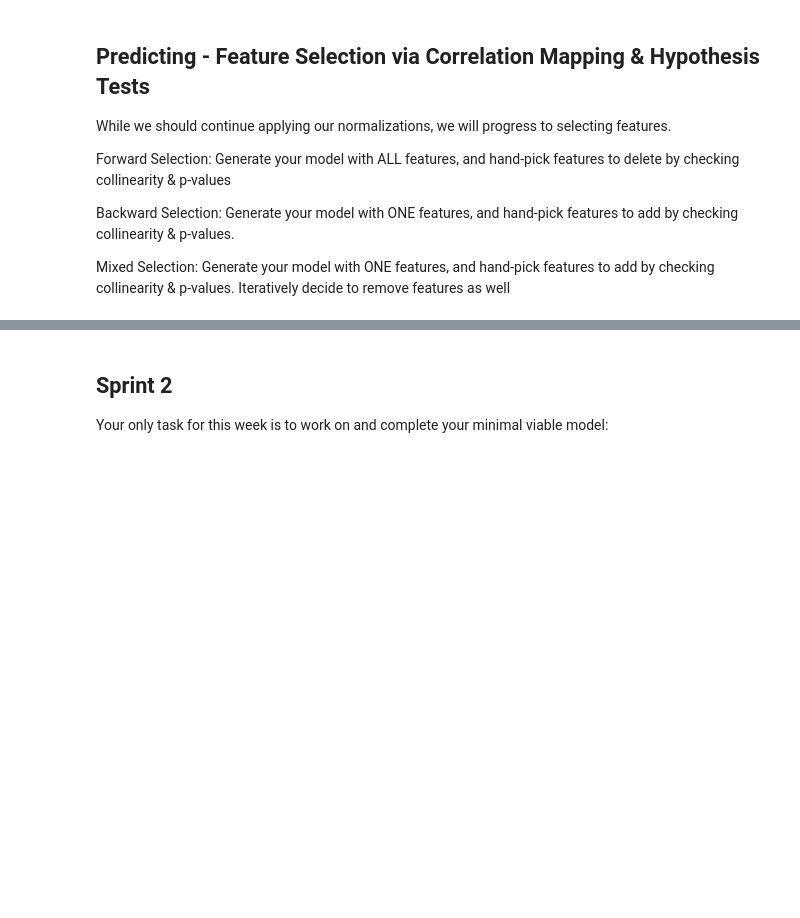
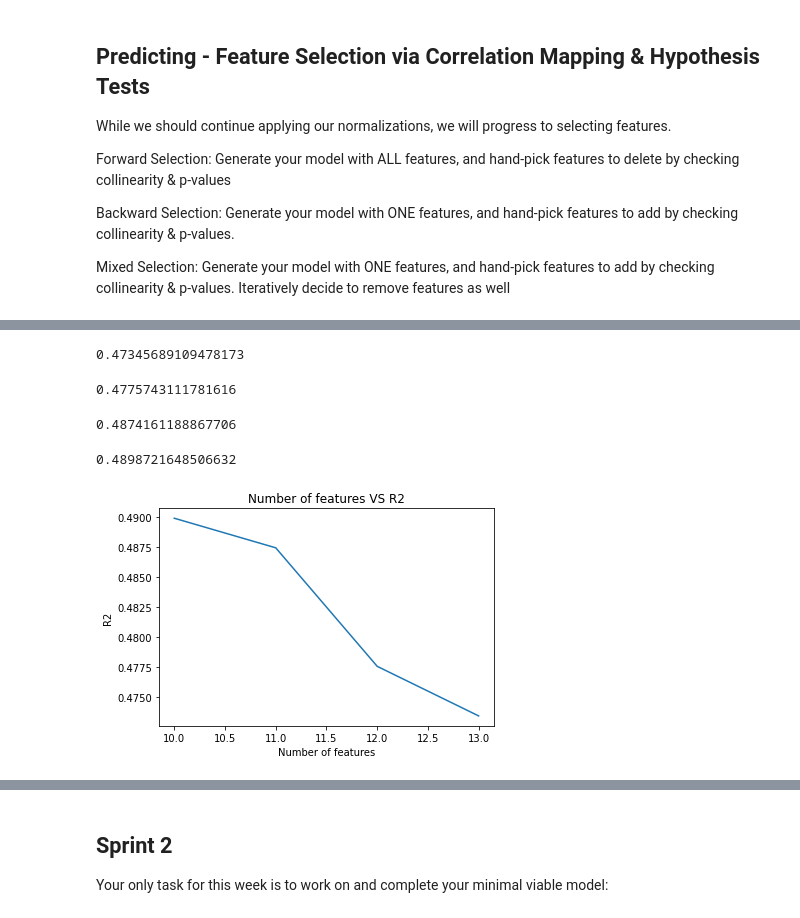
Before and after one commit to The-Knowledge-House/DS_22, a Jupyter notebook: phase_3/week_3/4_3/sprint2_notes.ipynb, the cells around one changed output, grey strips where cells are left out. Cells and saved outputs as stored; diff of their text form; code cells hidden in the pictures; blank space fills up the shorter version.

```diff
--- a/phase_3/week_3/4_3/sprint2_notes.ipynb
+++ b/phase_3/week_3/4_3/sprint2_notes.ipynb
@@ -236,0 +384,67 @@ Mixed Selection: Generate your model with ONE features, and hand-pick features t
+# %%
+X_train, X_test, y_train, y_test = train_test_split(X, y, test_size=0.20, random_state=42)
+
+reg = LinearRegression()
+reg.fit(X_train, y_train)
+
+r2 = reg.score(X_test, y_test)
+r2_vals.append(r2)
+print(r2)
+# %% [output]
+0.47345689109478173
+# %%
+# remove non-sig feature
+X_cols.remove("tot_likes")
+X = fbdf_clean_log[X_cols]
+y = fbdf_clean_log["interactions"]
+
+X_train, X_test, y_train, y_test = train_test_split(X, y, test_size=0.20, random_state=42)
+
+reg = LinearRegression()
+reg.fit(X_train, y_train)
+
+r2 = reg.score(X_test, y_test)
+r2_vals.append(r2)
+print(r2)
+# %% [output]
+0.4775743111781616
+# %%
+# remove multi-colinear
+X_cols.remove("engaged_users")
+X = fbdf_clean_log[X_cols]
+y = fbdf_clean_log["interactions"]
+
+X_train, X_test, y_train, y_test = train_test_split(X, y, test_size=0.20, random_state=42)
+
+reg = LinearRegression()
+reg.fit(X_train, y_train)
+
+r2 = reg.score(X_test, y_test)
+r2_vals.append(r2)
+print(r2)
+# %% [output]
+0.4874161188867706
+# %%
+# remove multi-colinear
+X_cols.remove("post_consumers")
+X = fbdf_clean_log[X_cols]
+y = fbdf_clean_log["interactions"]
+
+X_train, X_test, y_train, y_test = train_test_split(X, y, test_size=0.20, random_state=42)
+
+reg = LinearRegression()
+reg.fit(X_train, y_train)
+
+r2 = reg.score(X_test, y_test)
+r2_vals.append(r2)
+print(r2)
+# %% [output]
+0.4898721648506632
+# %%
+plt.plot([13, 12, 11, 10], r2_vals)
+plt.xlabel('Number of features')
+plt.ylabel('R2')
+plt.title("Number of features VS R2")
+plt.show()
+# %% [output]
+[figure, added]
```
Also changed, not shown: parts of 32 cells of this notebook, 1 other file.
